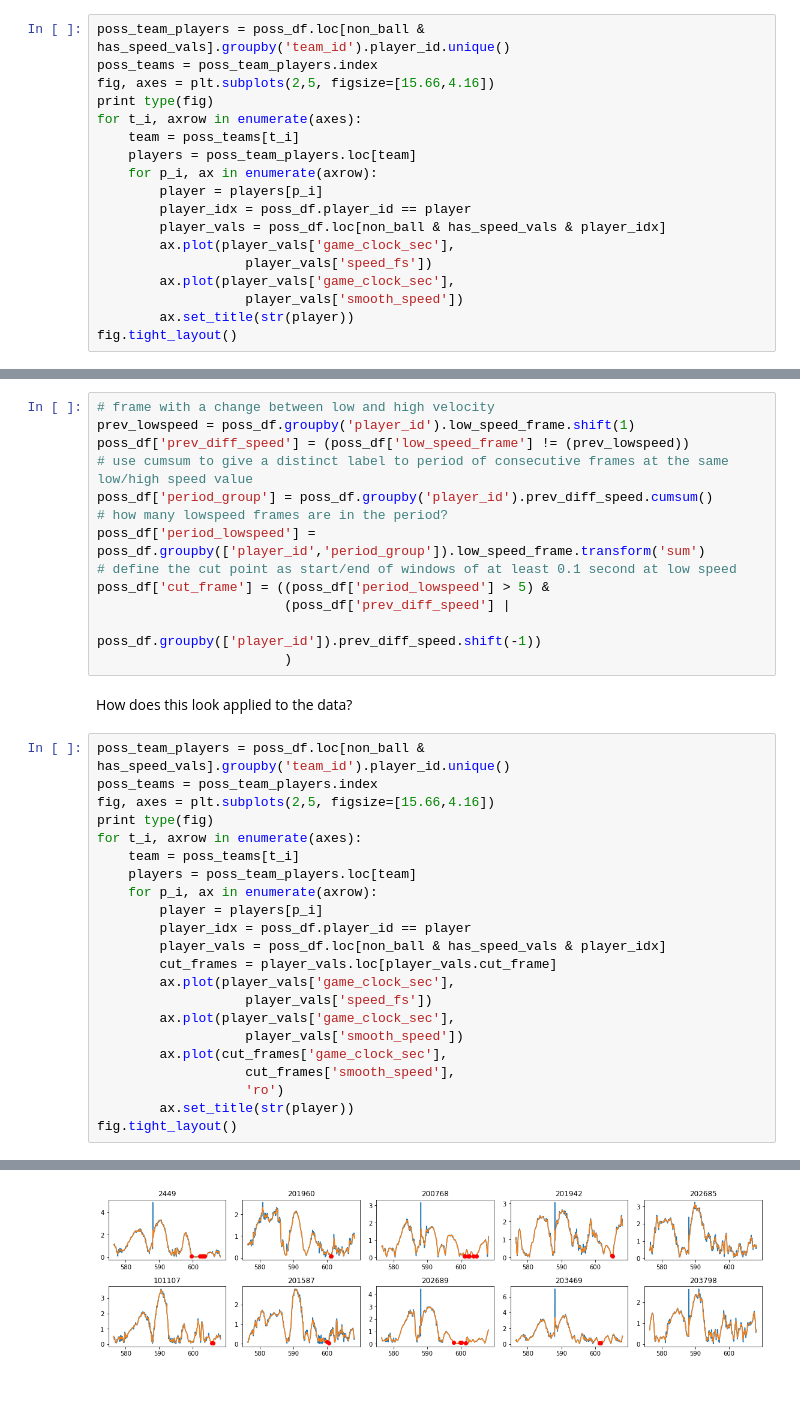
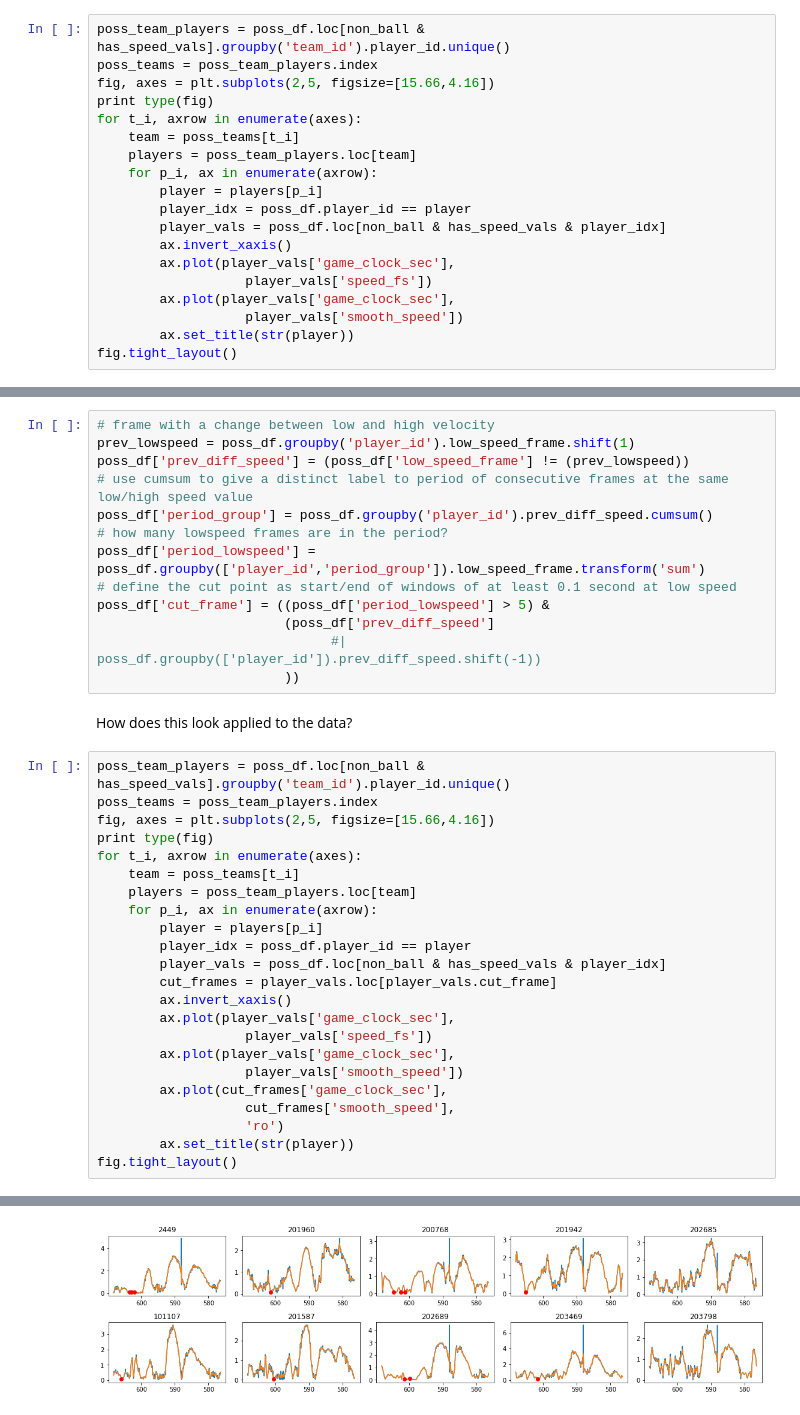
Before and after one commit to jmharkins/nba-tracking, a Jupyter notebook: nba-trajectory-moments.ipynb, the cells around one changed output, grey strips where cells are left out. Cells and saved outputs as stored; diff of their text form.

```diff
--- a/nba-trajectory-moments.ipynb
+++ b/nba-trajectory-moments.ipynb
@@ -183,6 +183,7 @@ for t_i, axrow in enumerate(axes):
         player = players[p_i]
         player_idx = poss_df.player_id == player
         player_vals = poss_df.loc[non_ball & has_speed_vals & player_idx]
+        ax.invert_xaxis()
         ax.plot(player_vals['game_clock_sec'],
                    player_vals['speed_fs'])
         ax.plot(player_vals['game_clock_sec'],
@@ -214,34 +215,35 @@ poss_df['period_group'] = poss_df.groupby('player_id').prev_diff_speed.cumsum()
 poss_df['period_lowspeed'] = poss_df.groupby(['player_id','period_group']).low_speed_frame.transform('sum')
 # define the cut point as start/end of windows of at least 0.1 second at low speed
 poss_df['cut_frame'] = ((poss_df['period_lowspeed'] > 5) &
-                        (poss_df['prev_diff_speed'] |
-                              poss_df.groupby(['player_id']).prev_diff_speed.shift(-1))
-                        )
+                        (poss_df['prev_diff_speed']
+                              #| poss_df.groupby(['player_id']).prev_diff_speed.shift(-1))
+                        ))
 # %% [markdown]
 How does this look applied to the data?
 # %%
 poss_team_players = poss_df.loc[non_ball & has_speed_vals].groupby('team_id').player_id.unique()
 poss_teams = poss_team_players.index
 fig, axes = plt.subplots(2,5, figsize=[15.66,4.16])
 print type(fig)
 for t_i, axrow in enumerate(axes):
     team = poss_teams[t_i]
     players = poss_team_players.loc[team]
     for p_i, ax in enumerate(axrow):
         player = players[p_i]
         player_idx = poss_df.player_id == player
         player_vals = poss_df.loc[non_ball & has_speed_vals & player_idx]
         cut_frames = player_vals.loc[player_vals.cut_frame]
+        ax.invert_xaxis()
         ax.plot(player_vals['game_clock_sec'],
                    player_vals['speed_fs'])
         ax.plot(player_vals['game_clock_sec'],
                    player_vals['smooth_speed'])
         ax.plot(cut_frames['game_clock_sec'],
                    cut_frames['smooth_speed'],
                    'ro')
         ax.set_title(str(player))
 fig.tight_layout()
 # %% [output]
 <class 'matplotlib.figure.Figure'>
-[figure, old version]
+[figure, new version]
 # %% [markdown]
```
Also changed, not shown: parts of 7 cells of this notebook.
